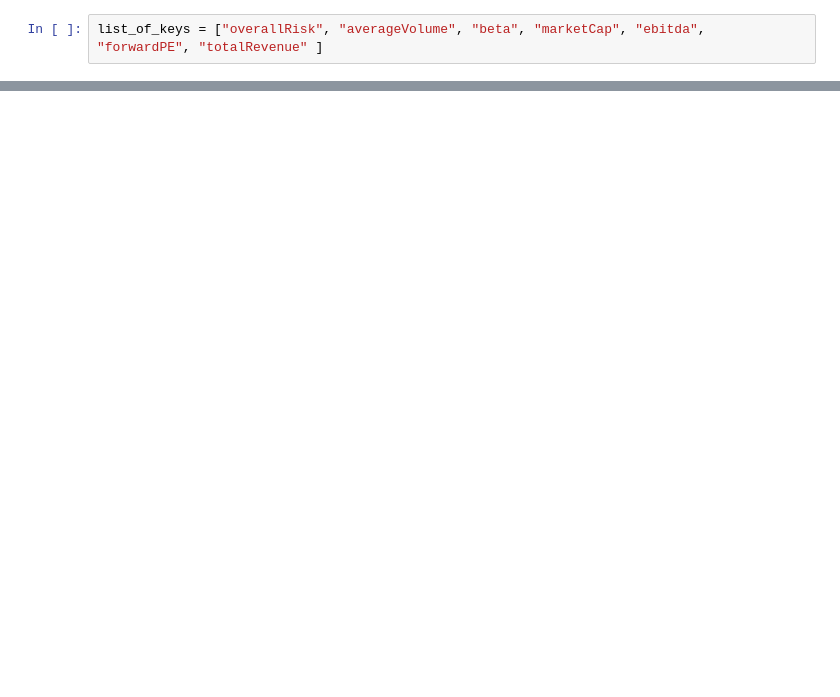
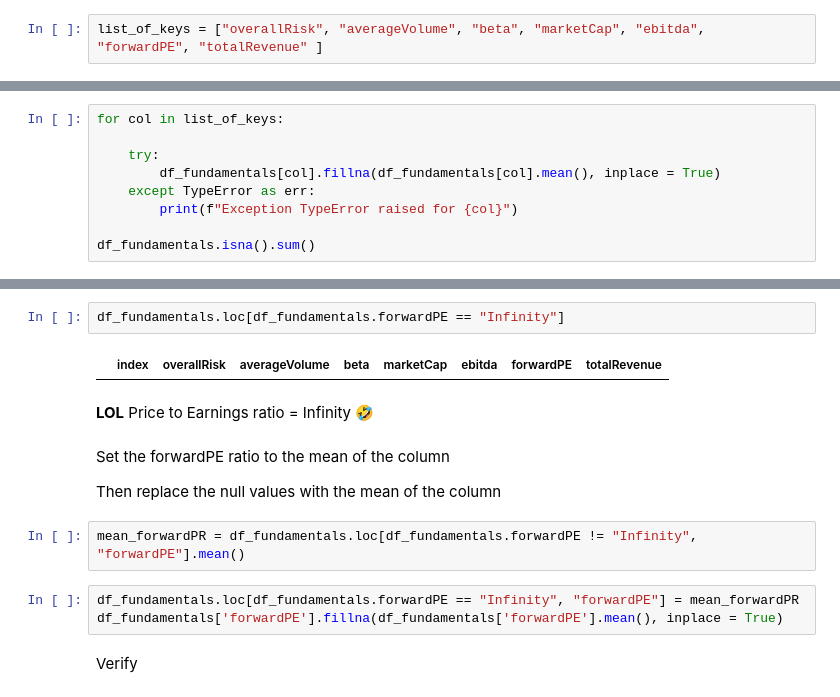
Before and after one commit to siddheshtungare/Portfolio-analysis-streamlit, a Jupyter notebook: Fundamental_Analysis.ipynb, the cells around one changed output, grey strips where cells are left out. Saved outputs shown, nothing was run; the diff lists cells and outputs as text; blank space fills up the shorter version.

```diff
--- a/Fundamental_Analysis.ipynb
+++ b/Fundamental_Analysis.ipynb
@@ -41,0 +90,9 @@ df_fundamentals = pd.DataFrame(whatisit)
+# %%
+for col in list_of_keys:
+
+    try:
+        df_fundamentals[col].fillna(df_fundamentals[col].mean(), inplace = True)
+    except TypeError as err:
+        print(f"Exception TypeError raised for {col}")
+
+df_fundamentals.isna().sum()
@@ -47,0 +134,17 @@ df_fundamentals
+# %%
+df_fundamentals.loc[df_fundamentals.forwardPE == "Infinity"]
+# %% [output]
+|  | index | overallRisk | averageVolume | beta | marketCap | ebitda | forwardPE | totalRevenue |
+# %% [markdown]
+**LOL** Price to Earnings ratio = Infinity 🤣
+# %% [markdown]
+Set the forwardPE ratio to the mean of the column
+
+Then replace the null values with the mean of the column
+# %%
+mean_forwardPR = df_fundamentals.loc[df_fundamentals.forwardPE != "Infinity", "forwardPE"].mean()
+# %%
+df_fundamentals.loc[df_fundamentals.forwardPE == "Infinity", "forwardPE"] = mean_forwardPR
+df_fundamentals['forwardPE'].fillna(df_fundamentals['forwardPE'].mean(), inplace = True)
+# %% [markdown]
+Verify
```
Also changed, not shown: parts of 31 cells of this notebook, 5 other files.
